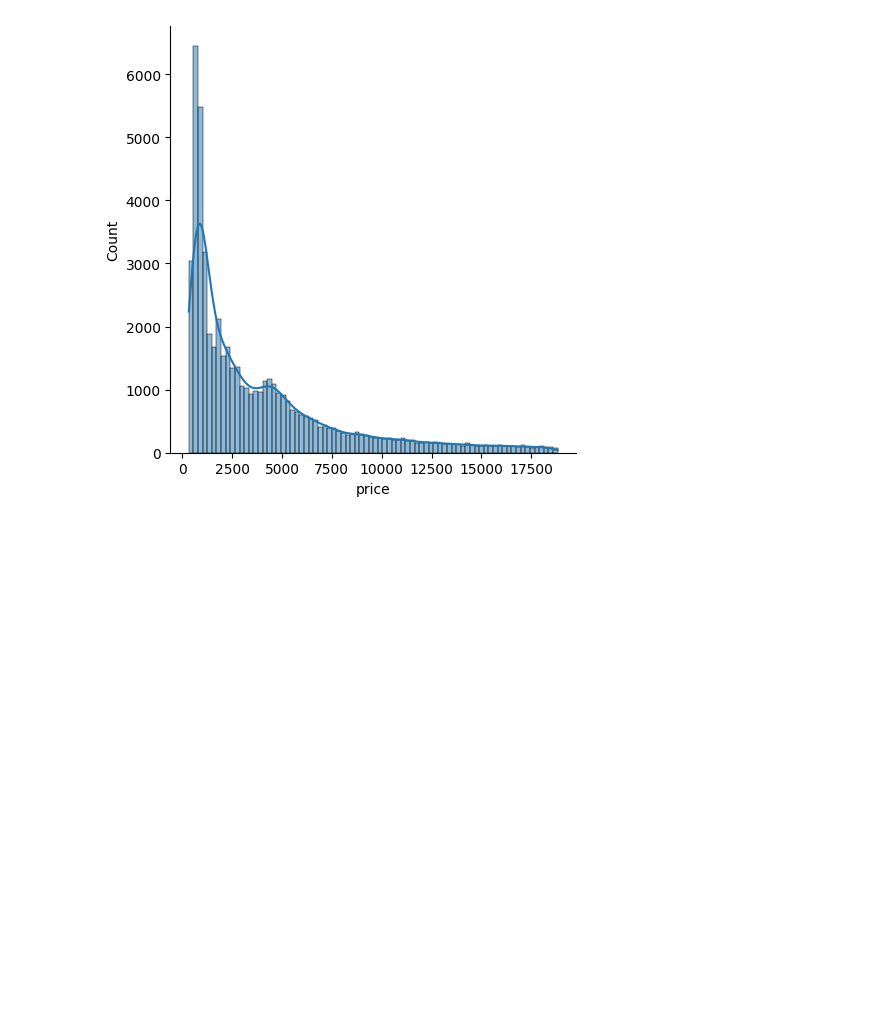
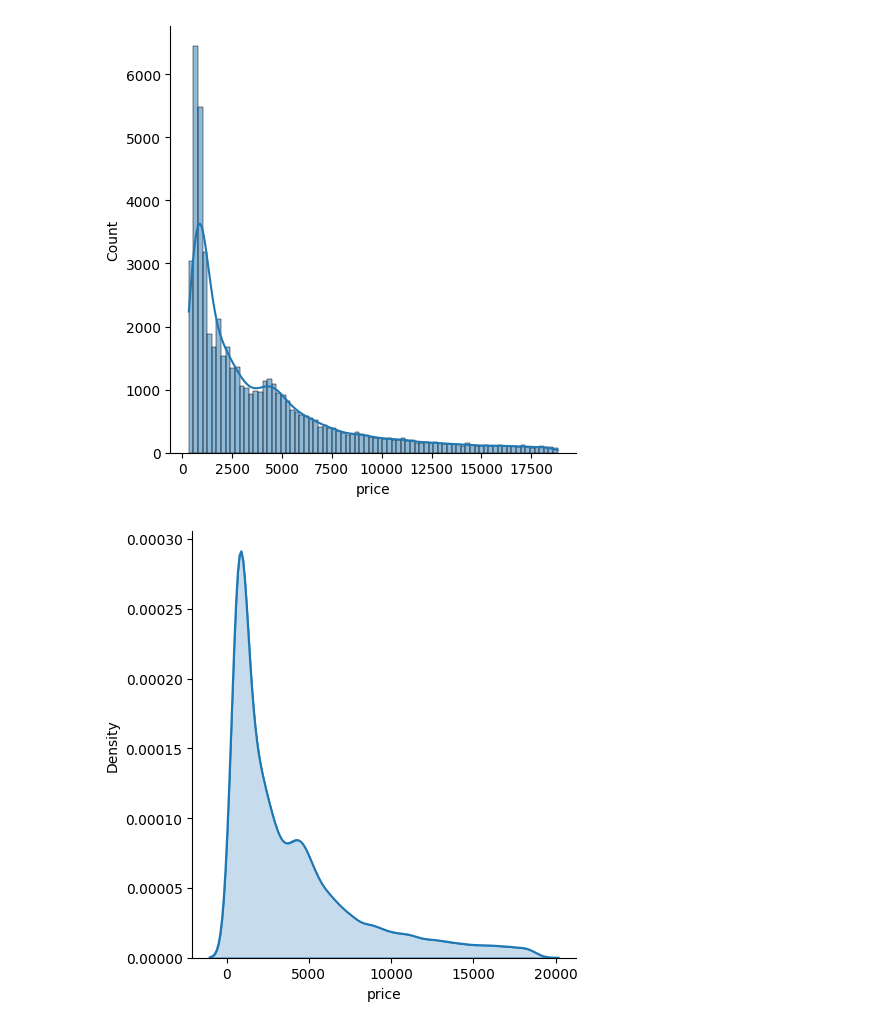
Before and after one commit to aykq/python, a Jupyter notebook: udemy_a-z_machineLearning/kesifci veri analizi - veri gorsellestirme/8 - histogram ve yogunluk grafiginin olusturulmasi.ipynb, the cells around one changed output. Saved outputs shown, nothing was run; the diff lists cells and outputs as text; code cells hidden in the pictures; blank space fills up the shorter version.

```diff
--- a/udemy_a-z_machineLearning/kesifci veri analizi - veri gorsellestirme/8 - histogram ve yogunluk grafiginin olusturulmasi.ipynb
+++ b/udemy_a-z_machineLearning/kesifci veri analizi - veri gorsellestirme/8 - histogram ve yogunluk grafiginin olusturulmasi.ipynb
@@ -49,3 +64,10 @@ sns.displot(df.price, kde=True)
 # %% [output]
 [figure]
 [figure]
+# %%
+sns.displot(df.price, kind='kde')
+
+# grafigin icini doldurmak istersek:
+sns.kdeplot(df.price, fill=True)
+# %% [output]
+[figure, added]
```
Also changed, not shown: parts of 4 cells of this notebook.
